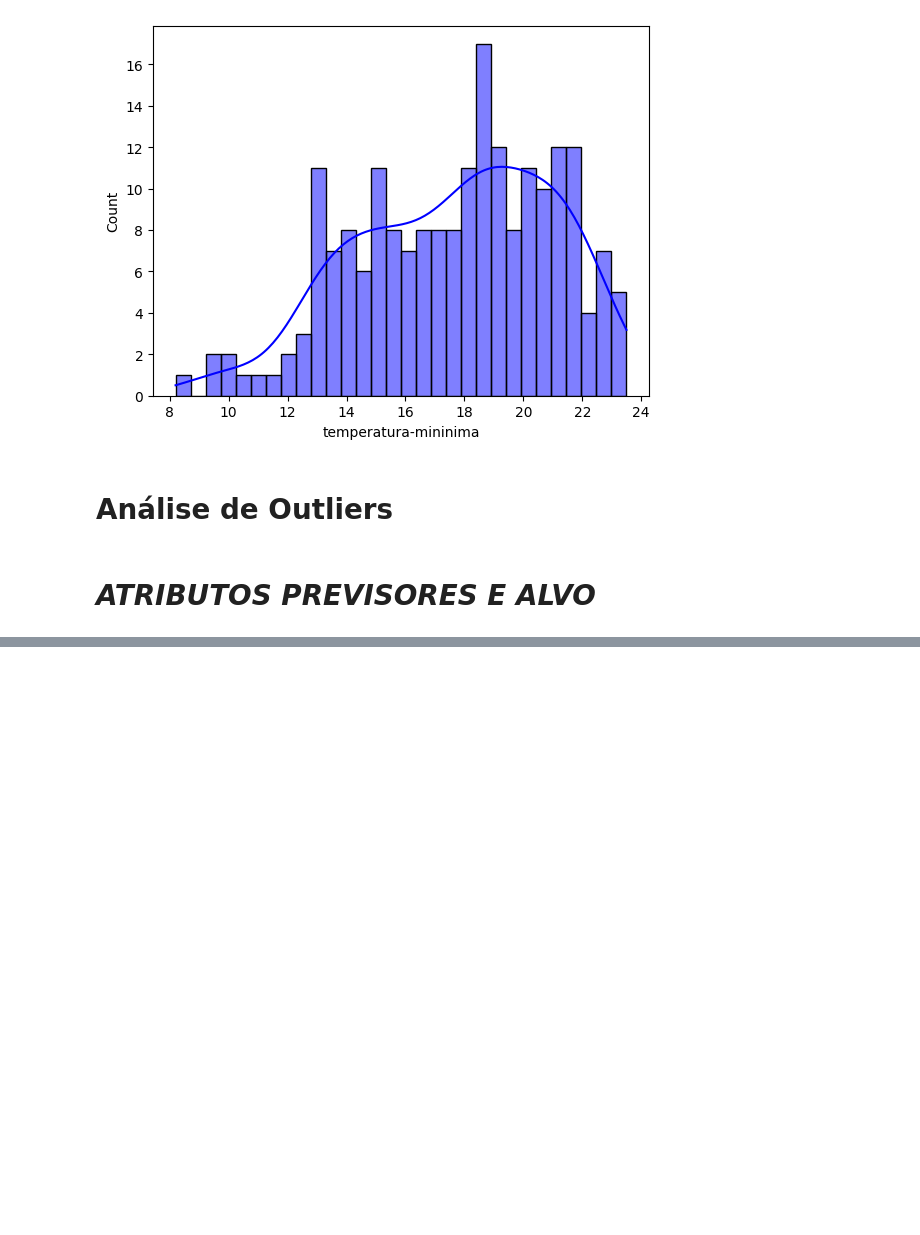
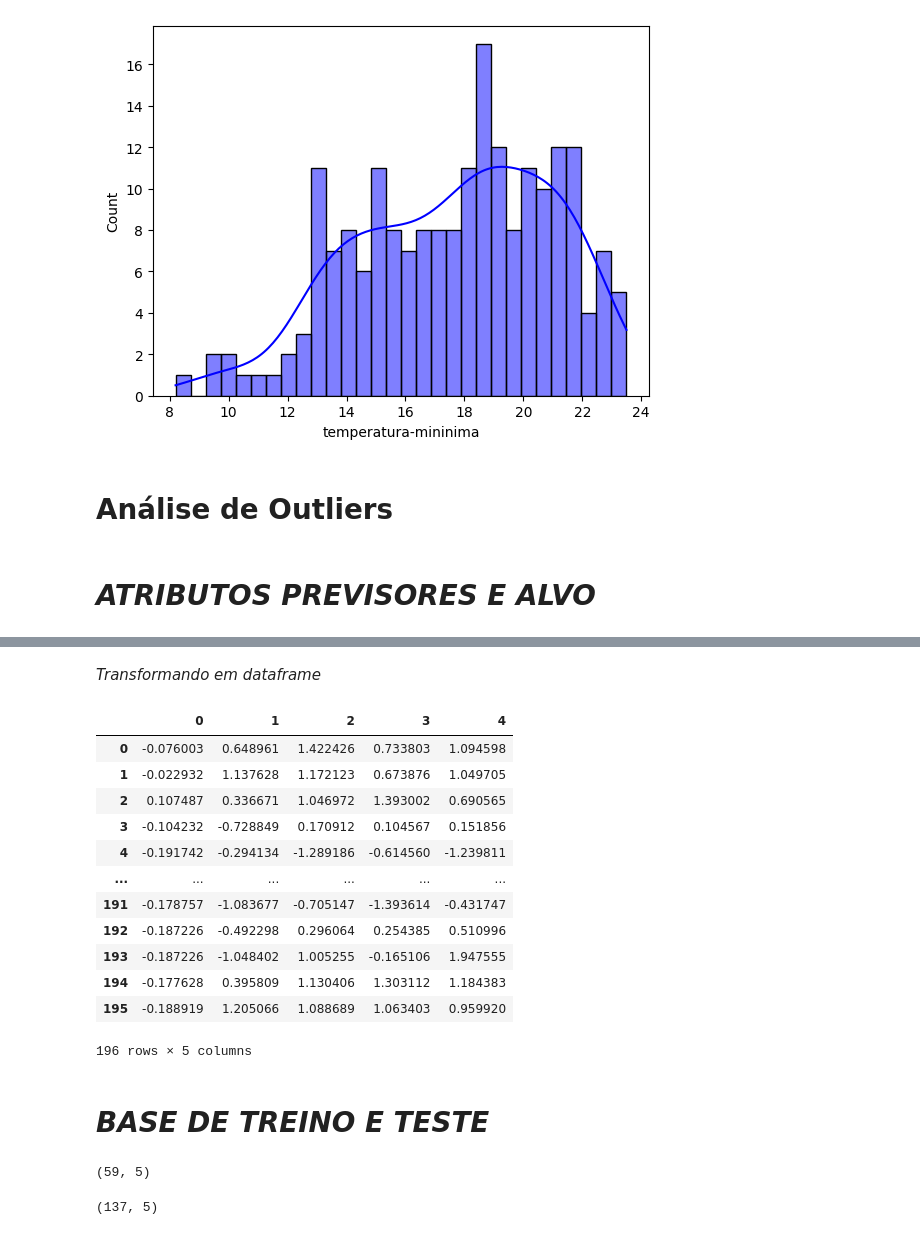
Before and after one commit to dev-gustavogs/ProjetoAida, a Jupyter notebook: main.ipynb, the cells around one changed output, grey strips where cells are left out. Saved outputs shown, nothing was run; the diff lists cells and outputs as text; code cells hidden in the pictures; blank space fills up the shorter version.

```diff
--- a/main.ipynb
+++ b/main.ipynb
@@ -124,0 +134,2 @@ px.box(df2, y='casos-confirmados')
+# %%
+previsores = df2.iloc[:, 1:6].values
@@ -124,0 +186,2 @@ px.box(df2, y='casos-confirmados')
+# %%
+previsores_esc = StandardScaler().fit_transform(previsores)
@@ -124,0 +208,21 @@ px.box(df2, y='casos-confirmados')
+# %% [markdown]
+*Transformando em dataframe*
+# %%
+previsoresdf = pd.DataFrame(previsores_esc)
+previsoresdf
+# %% [output]
+|  | 0 | 1 | 2 | 3 | 4 |
+| 0 | -0.076003 | 0.648961 | 1.422426 | 0.733803 | 1.094598 |
+| 1 | -0.022932 | 1.137628 | 1.172123 | 0.673876 | 1.049705 |
+| 2 | 0.107487 | 0.336671 | 1.046972 | 1.393002 | 0.690565 |
+| 3 | -0.104232 | -0.728849 | 0.170912 | 0.104567 | 0.151856 |
+| 4 | -0.191742 | -0.294134 | -1.289186 | -0.614560 | -1.239811 |
+| ... | ... | ... | ... | ... | ... |
+| 191 | -0.178757 | -1.083677 | -0.705147 | -1.393614 | -0.431747 |
+| 192 | -0.187226 | -0.492298 | 0.296064 | 0.254385 | 0.510996 |
+| 193 | -0.187226 | -1.048402 | 1.005255 | -0.165106 | 1.947555 |
+| 194 | -0.177628 | 0.395809 | 1.130406 | 1.303112 | 1.184383 |
+| 195 | -0.188919 | 1.205066 | 1.088689 | 1.063403 | 0.959920 |
+196 rows × 5 columns
+# %% [markdown]
+# *BASE DE TREINO E TESTE*
@@ -124,0 +233,8 @@ px.box(df2, y='casos-confirmados')
+# %%
+x_teste.shape
+# %% [output]
+(59, 5)
+# %%
+x_treino.shape
+# %% [output]
+(137, 5)
```
Also changed, not shown: parts of 108 cells of this notebook.
